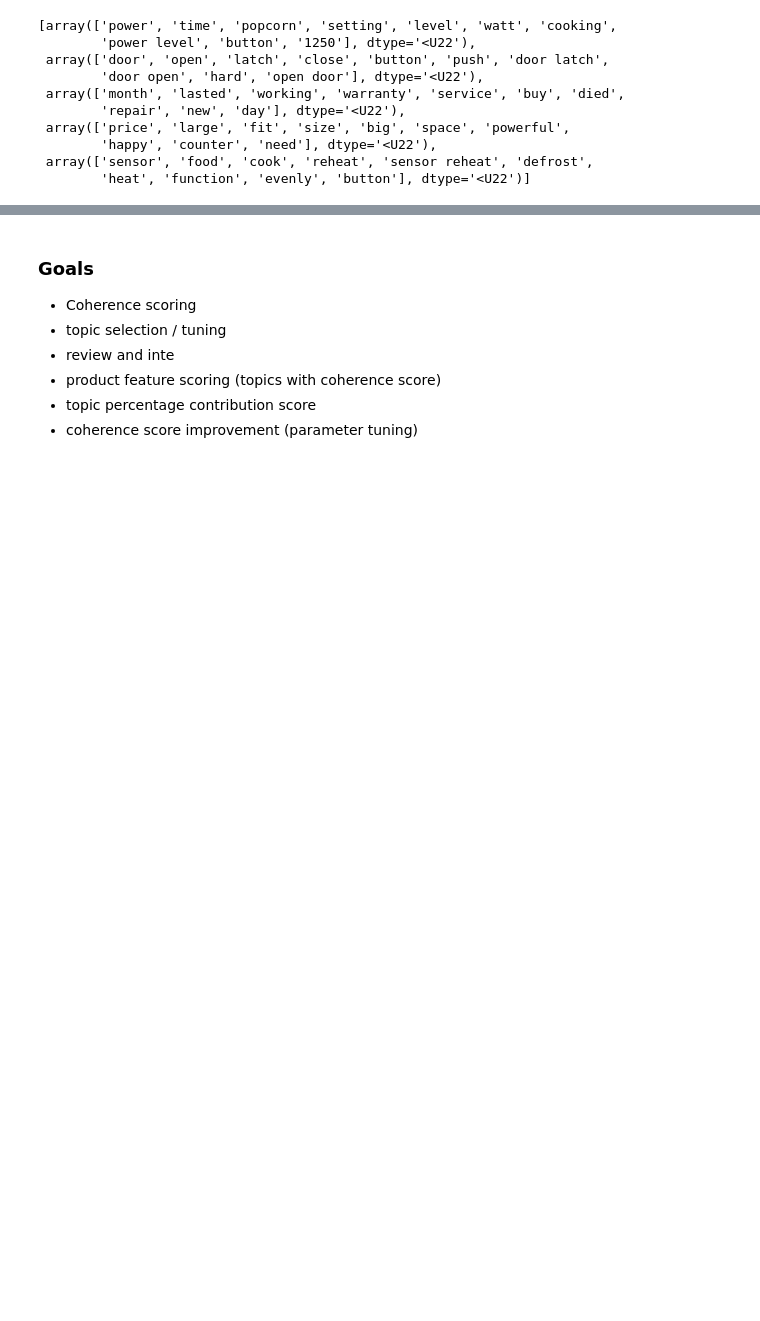
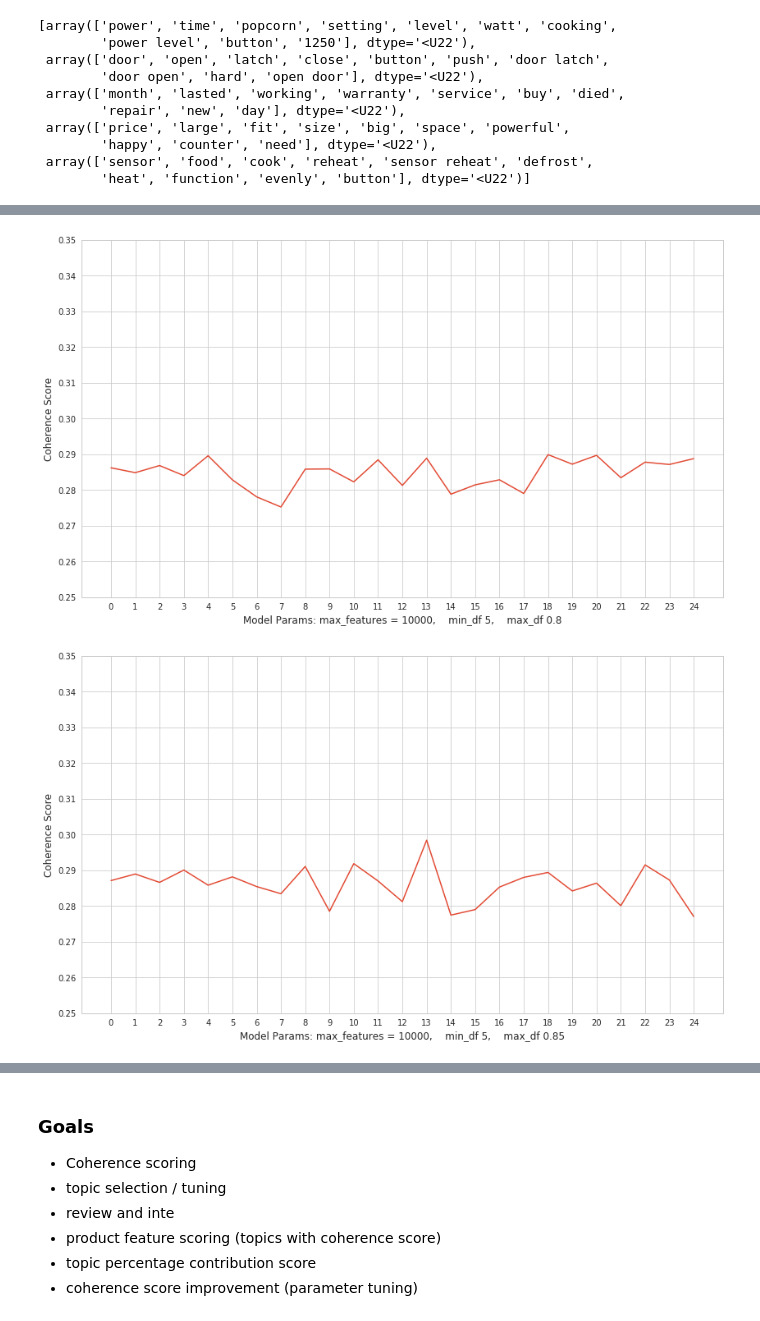
Before and after one commit to GrilledJeez/amazon_product_feature_analysis, a Jupyter notebook: topic_count_selection.ipynb, the cells around one changed output, grey strips where cells are left out. Cells and saved outputs as stored; diff of their text form; code cells hidden in the pictures; blank space fills up the shorter version.

```diff
--- a/topic_count_selection.ipynb
+++ b/topic_count_selection.ipynb
@@ -359,0 +336,8 @@ topic_modeler(10000, 6, .9, 25, 1)
+# %%
+topic_modeler(10000, 5,.8,25, 1)
+topic_modeler(10000, 5,.85,25, 1)
+topic_modeler(10000, 5,.9,25, 1)
+topic_modeler(10000, 5,.95,25, 1)
+# %% [output]
+[figure, added]
+[figure, added]
```
Also changed, not shown: parts of 14 cells of this notebook, 1 other file.
